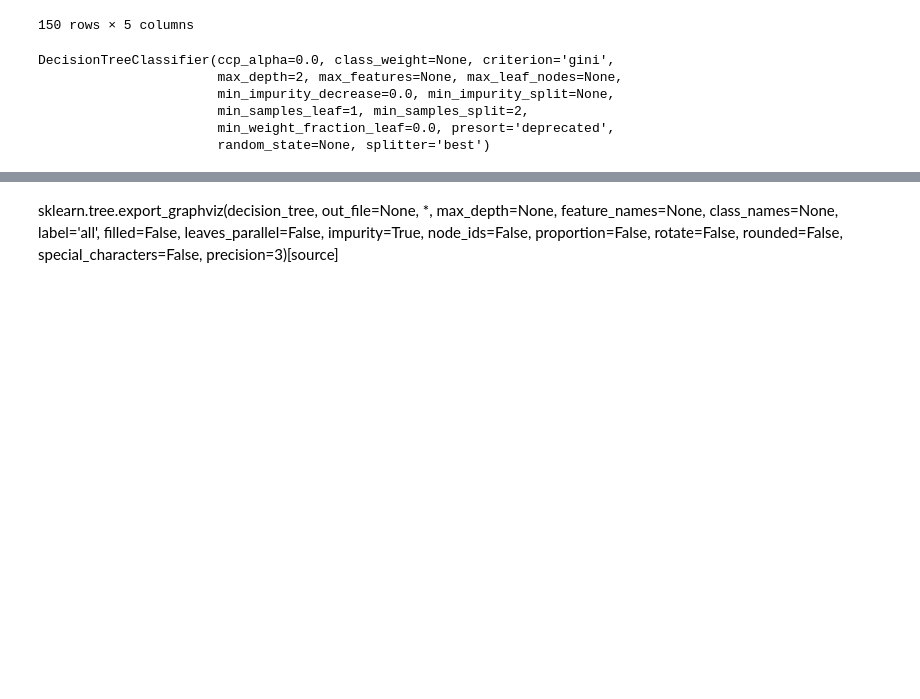
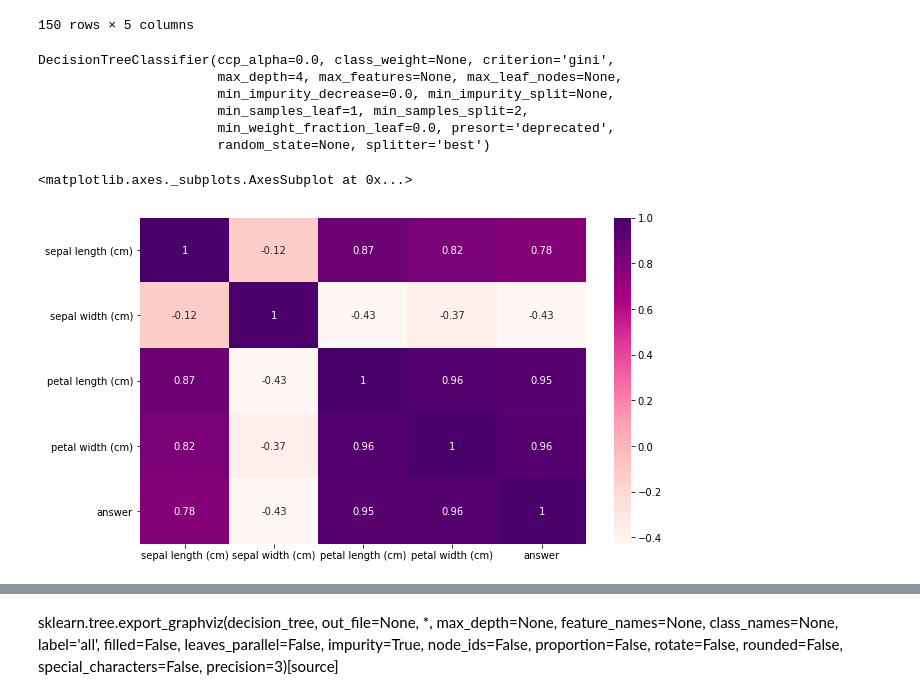
Before and after one commit to wendyseal/AI-machine-learning, a Jupyter notebook: Iris_DecisionTreeClassifier.ipynb, the cells around one changed output, grey strips where cells are left out. Saved outputs shown, nothing was run; the diff lists cells and outputs as text; code cells hidden in the pictures; blank space fills up the shorter version.

```diff
--- a/Iris_DecisionTreeClassifier.ipynb
+++ b/Iris_DecisionTreeClassifier.ipynb
@@ -38,10 +29,11 @@ x_train, x_test, y_train, y_test = train_test_split(iris["data"],
 # %%
+# 建立模型 & 訓練資料
 from sklearn.tree import DecisionTreeClassifier
-clf = DecisionTreeClassifier(max_depth=2)
+clf = DecisionTreeClassifier(max_depth=4)
 clf.fit(x_train, y_train)
 # %% [output]
 DecisionTreeClassifier(ccp_alpha=0.0, class_weight=None, criterion='gini',
-                       max_depth=2, max_features=None, max_leaf_nodes=None,
+                       max_depth=4, max_features=None, max_leaf_nodes=None,
                        min_impurity_decrease=0.0, min_impurity_split=None,
                        min_samples_leaf=1, min_samples_split=2,
                        min_weight_fraction_leaf=0.0, presort='deprecated',
@@ -49,3 +47,9 @@ DecisionTreeClassifier(ccp_alpha=0.0, class_weight=None, criterion='gini',
+# %%
+plt.figure(figsize=(10,6))
+sns.heatmap(df.astype(float).corr(), cmap="RdPu", annot=True)
+# %% [output]
+<matplotlib.axes._subplots.AxesSubplot at 0x...>
+[figure, added]
 # %%
 import graphviz
 from sklearn.tree import export_graphviz
```
Also changed, not shown: parts of 4 cells of this notebook.
